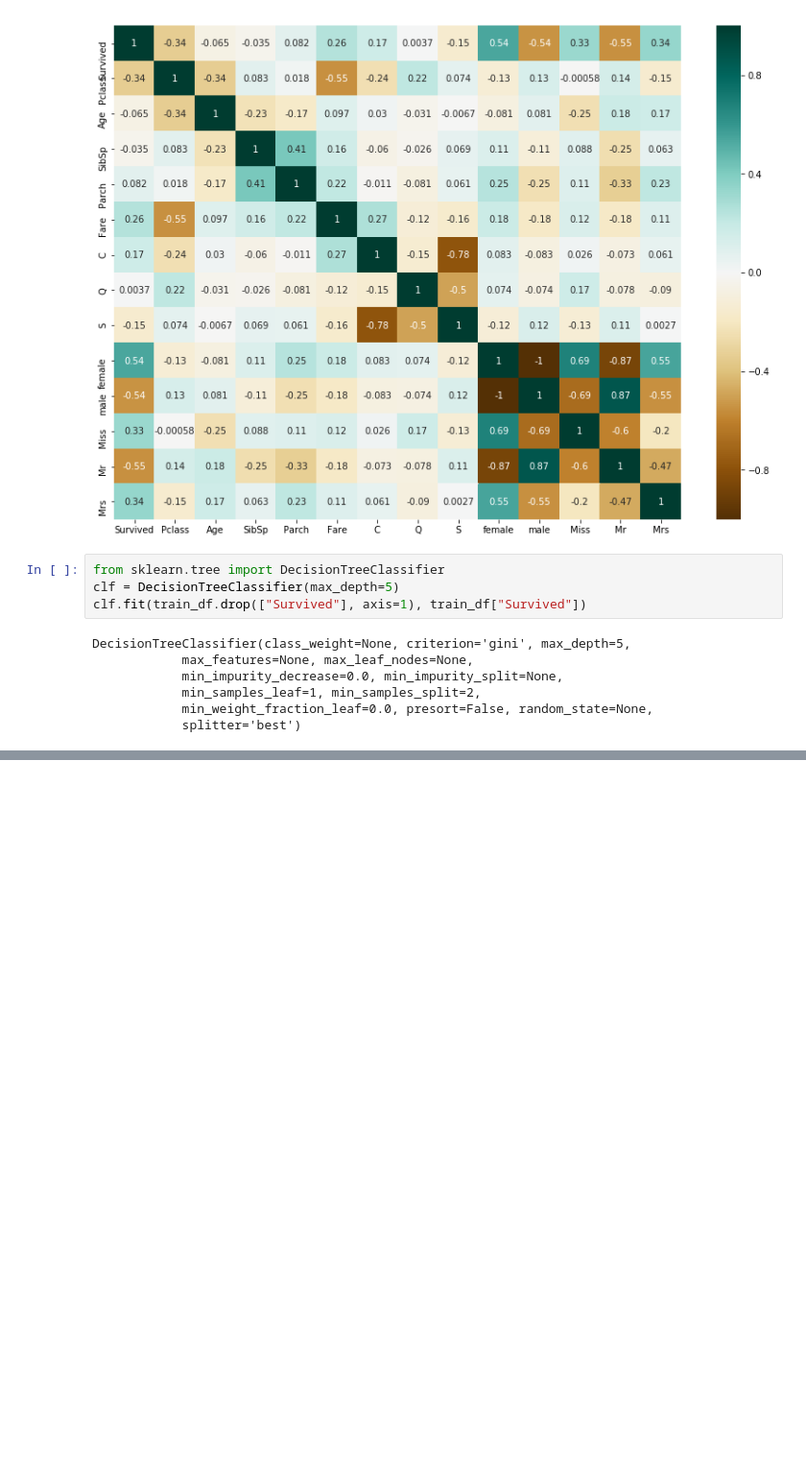
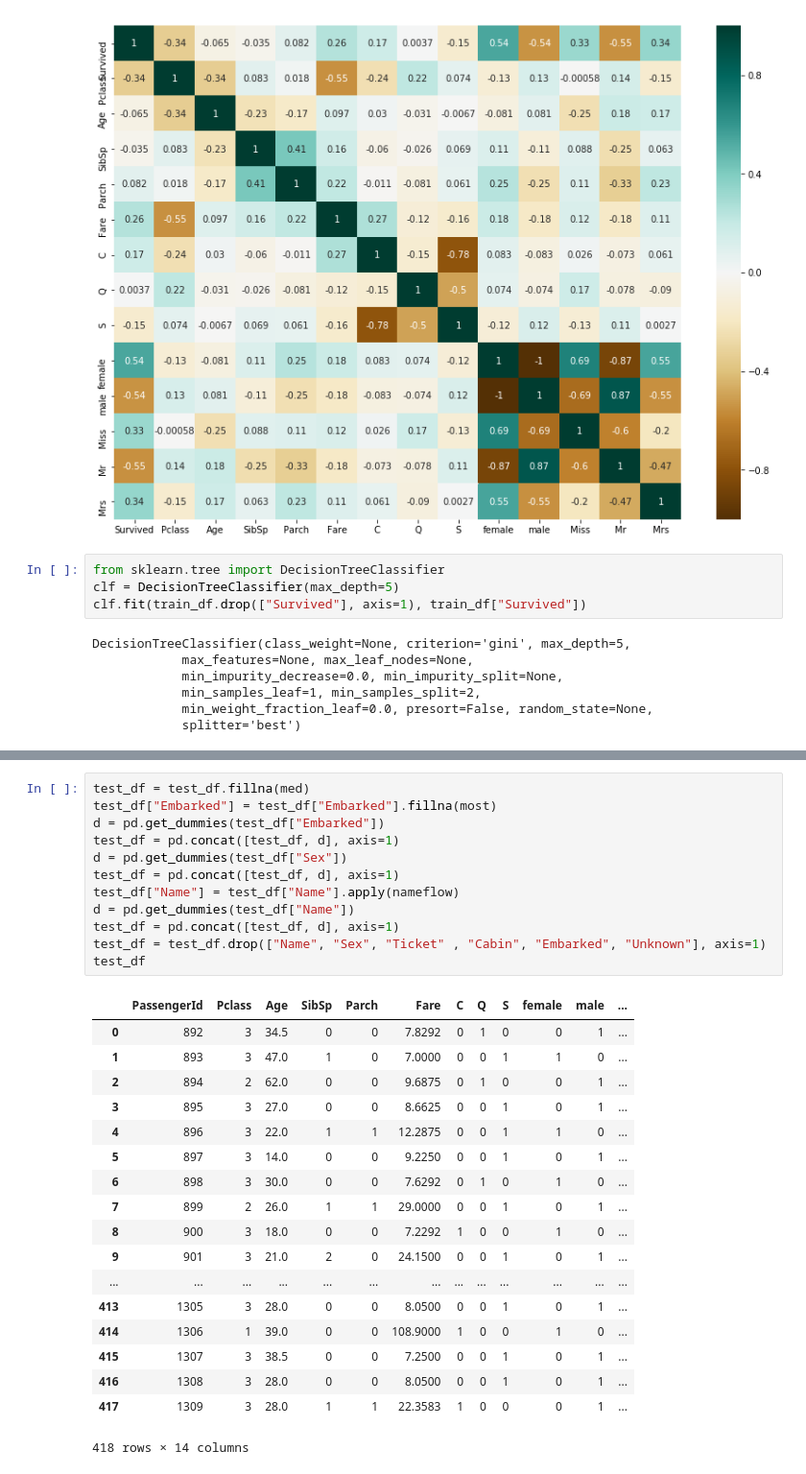
Before and after one commit to Elwing-Chou/mlclass2, a Jupyter notebook: Titanic.ipynb, the cells around one changed output, grey strips where cells are left out. Shown at 96% size. Saved outputs shown, nothing was run; the diff lists cells and outputs as text; blank space fills up the shorter version.

```diff
--- a/Titanic.ipynb
+++ b/Titanic.ipynb
@@ -295,0 +310,31 @@ graph
+# %%
+test_df = test_df.fillna(med)
+test_df["Embarked"] = test_df["Embarked"].fillna(most)
+d = pd.get_dummies(test_df["Embarked"])
+test_df = pd.concat([test_df, d], axis=1)
+d = pd.get_dummies(test_df["Sex"])
+test_df = pd.concat([test_df, d], axis=1)
+test_df["Name"] = test_df["Name"].apply(nameflow)
+d = pd.get_dummies(test_df["Name"])
+test_df = pd.concat([test_df, d], axis=1)
+test_df = test_df.drop(["Name", "Sex", "Ticket" , "Cabin", "Embarked", "Unknown"], axis=1)
+test_df
+# %% [output]
+|  | PassengerId | Pclass | Age | SibSp | Parch | Fare | C | Q | S | female | male | ... |
+| 0 | 892 | 3 | 34.5 | 0 | 0 | 7.8292 | 0 | 1 | 0 | 0 | 1 | ... |
+| 1 | 893 | 3 | 47.0 | 1 | 0 | 7.0000 | 0 | 0 | 1 | 1 | 0 | ... |
+| 2 | 894 | 2 | 62.0 | 0 | 0 | 9.6875 | 0 | 1 | 0 | 0 | 1 | ... |
+| 3 | 895 | 3 | 27.0 | 0 | 0 | 8.6625 | 0 | 0 | 1 | 0 | 1 | ... |
+| 4 | 896 | 3 | 22.0 | 1 | 1 | 12.2875 | 0 | 0 | 1 | 1 | 0 | ... |
+| 5 | 897 | 3 | 14.0 | 0 | 0 | 9.2250 | 0 | 0 | 1 | 0 | 1 | ... |
+| 6 | 898 | 3 | 30.0 | 0 | 0 | 7.6292 | 0 | 1 | 0 | 1 | 0 | ... |
+| 7 | 899 | 2 | 26.0 | 1 | 1 | 29.0000 | 0 | 0 | 1 | 0 | 1 | ... |
+| 8 | 900 | 3 | 18.0 | 0 | 0 | 7.2292 | 1 | 0 | 0 | 1 | 0 | ... |
+| 9 | 901 | 3 | 21.0 | 2 | 0 | 24.1500 | 0 | 0 | 1 | 0 | 1 | ... |
+| ... | ... | ... | ... | ... | ... | ... | ... | ... | ... | ... | ... | ... |
+| 413 | 1305 | 3 | 28.0 | 0 | 0 | 8.0500 | 0 | 0 | 1 | 0 | 1 | ... |
+| 414 | 1306 | 1 | 39.0 | 0 | 0 | 108.9000 | 1 | 0 | 0 | 1 | 0 | ... |
+| 415 | 1307 | 3 | 38.5 | 0 | 0 | 7.2500 | 0 | 0 | 1 | 0 | 1 | ... |
+| 416 | 1308 | 3 | 28.0 | 0 | 0 | 8.0500 | 0 | 0 | 1 | 0 | 1 | ... |
+| 417 | 1309 | 3 | 28.0 | 1 | 1 | 22.3583 | 1 | 0 | 0 | 0 | 1 | ... |
+418 rows × 14 columns
```
Also changed, not shown: parts of 4 cells of this notebook, 1 other file.
